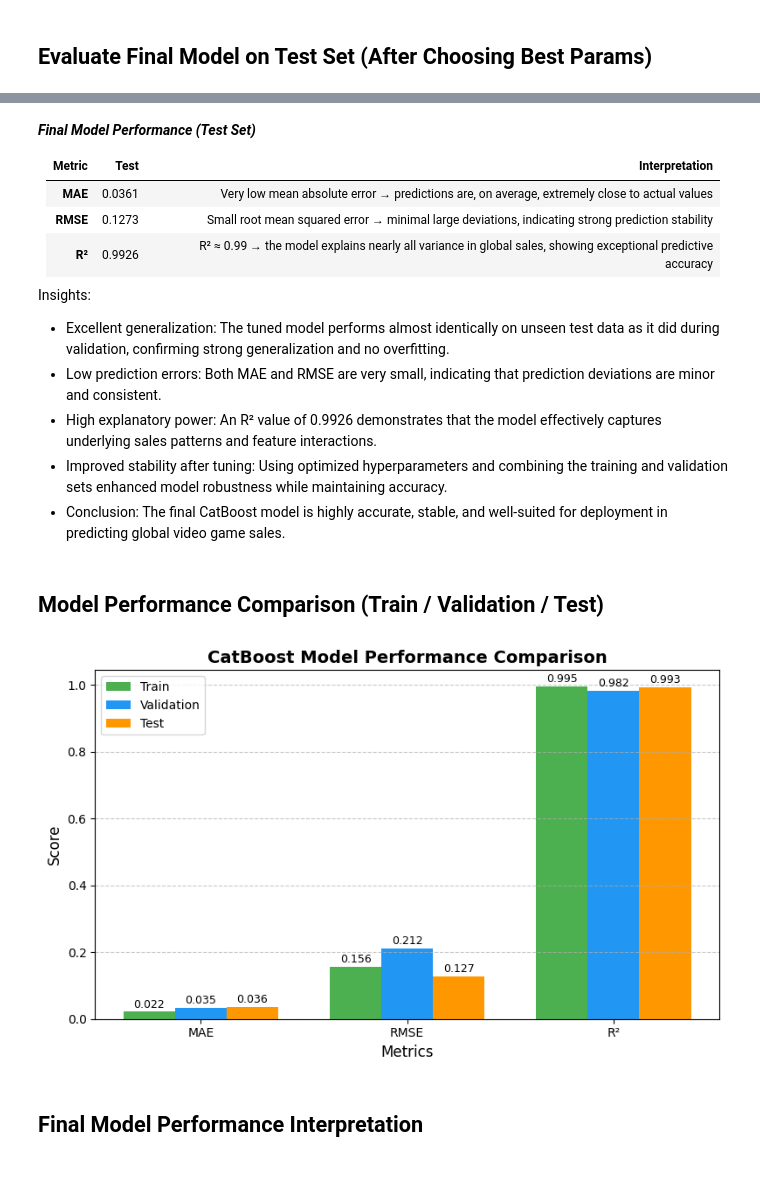
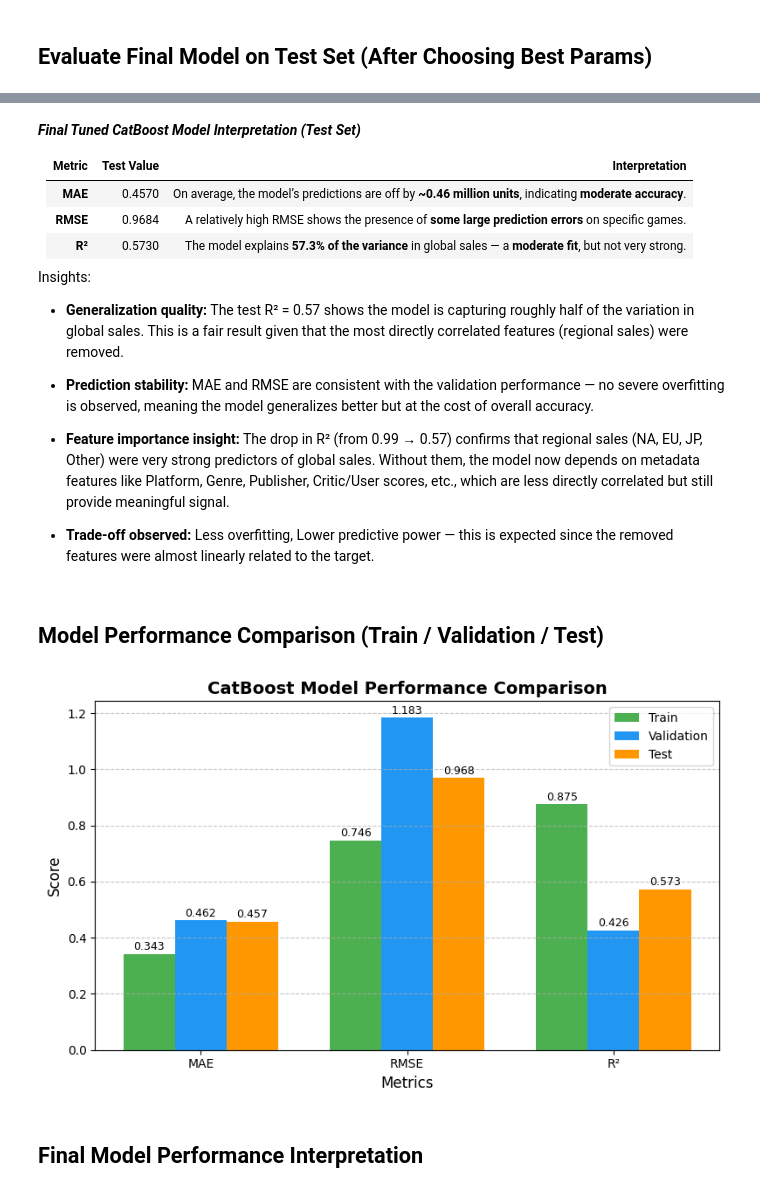
Before and after one commit to Aashi8810/ML_01_video_game_prediction, a Jupyter notebook: video_game_analysis/notebooks/fc110570_Belani/catboost_training.ipynb, the cells around one changed output, grey strips where cells are left out. Saved outputs shown, nothing was run; the diff lists cells and outputs as text; code cells hidden in the pictures.

Commit message:
Add updated CatBoost model and Streamlit app files

```diff
--- a/video_game_analysis/notebooks/fc110570_Belani/catboost_training.ipynb
+++ b/video_game_analysis/notebooks/fc110570_Belani/catboost_training.ipynb
@@ -192,8 +197,8 @@ Insights:
 # %%
 # Metrics
 metrics = ['MAE', 'MSE', 'RMSE', 'R²']
-train_scores = [0.0216, 0.0244, 0.1562, 0.9945]
-val_scores = [0.0345, 0.0450, 0.2121, 0.9816]
+train_scores = [0.3428, 0.5565, 0.7460, 0.8753]
+val_scores = [0.4616, 1.4006, 1.1835, 0.4263]
 
 # Bar positions
 x = np.arange(len(metrics))
@@ -313,28 +318,36 @@ R²   : 0.9926
 # %% [markdown]
-___Final Model Performance (Test Set)___
+___Final Tuned CatBoost Model Interpretation (Test Set)___
 
-| Metric   | Test   | Interpretation                                                                                              |
-| -------- | ------ | ----------------------------------------------------------------------------------------------------------- |
-| **MAE**  | 0.0361 | Very low mean absolute error → predictions are, on average, extremely close to actual values                |
-| **RMSE** | 0.1273 | Small root mean squared error → minimal large deviations, indicating strong prediction stability            |
-| **R²**   | 0.9926 | R² ≈ 0.99 → the model explains nearly all variance in global sales, showing exceptional predictive accuracy |
+| Metric   | Test Value | Interpretation                                                                                            |
+| :------- | :--------- | :-------------------------------------------------------------------------------------------------------- |
+| **MAE**  | 0.4570     | On average, the model’s predictions are off by **~0.46 million units**, indicating **moderate accuracy**. |
+| **RMSE** | 0.9684     | A relatively high RMSE shows the presence of **some large prediction errors** on specific games.          |
+| **R²**   | 0.5730     | The model explains **57.3% of the variance** in global sales — a **moderate fit**, but not very strong.   |
 
 
 Insights:
-- Excellent generalization: The tuned model performs almost identically on unseen test data as it did during validation, confirming strong generalization and no overfitting.
-- Low prediction errors: Both MAE and RMSE are very small, indicating that prediction deviations are minor and consistent.
-- High explanatory power: An R² value of 0.9926 demonstrates that the model effectively captures underlying sales patterns and feature interactions.
-- Improved stability after tuning: Using optimized hyperparameters and combining the training and validation sets enhanced model robustness while maintaining accuracy.
-- Conclusion: The final CatBoost model is highly accurate, stable, and well-suited for deployment in predicting global video game sales.
+
+- **Generalization quality:**
+The test R² = 0.57 shows the model is capturing roughly half of the variation in global sales. This is a fair result given that the most directly correlated features (regional sales) were removed.
+
+- **Prediction stability:**
+MAE and RMSE are consistent with the validation performance — no severe overfitting is observed, meaning the model generalizes better but at the cost of overall accuracy.
+
+- **Feature importance insight:**
+The drop in R² (from 0.99 → 0.57) confirms that regional sales (NA, EU, JP, Other) were very strong predictors of global sales. Without them, the model now depends on metadata features like Platform, Genre, Publisher, Critic/User scores, etc., which are less directly correlated but still provide meaningful signal.
+
+- **Trade-off observed:**
+ Less overfitting,
+ Lower predictive power — this is expected since the removed features were almost linearly related to the target.
 # %% [markdown]
 ## Model Performance Comparison (Train / Validation / Test)
 # %%
 # Performance Comparison Visualization (Train / Validation / Test)
 
 # Metrics
-train_metrics = {'MAE': 0.0216, 'RMSE': 0.1562, 'R²': 0.9945}
-val_metrics   = {'MAE': 0.0345, 'RMSE': 0.2121, 'R²': 0.9816}
-test_metrics  = {'MAE': 0.0361, 'RMSE': 0.1273, 'R²': 0.9926}
+train_metrics = {'MAE': 0.3428, 'RMSE': 0.7460, 'R²': 0.8753}
+val_metrics   = {'MAE': 0.4616, 'RMSE': 1.1835, 'R²': 0.4263}
+test_metrics  = {'MAE': 0.4570, 'RMSE': 0.9684, 'R²': 0.5730}
 
 # Prepare data
 metrics = list(train_metrics.keys())
@@ -349,34 +362,34 @@ width = 0.25
 plt.figure(figsize=(8, 5))
 bars1 = plt.bar(x - width, train_values, width, label='Train', color='#4caf50')
 bars2 = plt.bar(x, val_values, width, label='Validation', color='#2196f3')
 bars3 = plt.bar(x + width, test_values, width, label='Test', color='#ff9800')
 
 # Add value labels on top of each bar
 def add_labels(bars):
     for bar in bars:
         height = bar.get_height()
         plt.text(
             bar.get_x() + bar.get_width() / 2,  # x position (center of bar)
             height + 0.005,                     # y position slightly above bar
             f'{height:.3f}',                    # text (rounded to 3 decimals)
             ha='center', va='bottom', fontsize=9
         )
 
 add_labels(bars1)
 add_labels(bars2)
 add_labels(bars3)
 
 # Add labels and formatting
 plt.xlabel('Metrics', fontsize=12)
 plt.ylabel('Score', fontsize=12)
 plt.title('CatBoost Model Performance Comparison', fontsize=14, weight='bold')
 plt.xticks(x, metrics)
 plt.legend()
 plt.grid(axis='y', linestyle='--', alpha=0.7)
 plt.tight_layout()
 plt.show()
 # %% [output]
-[figure, old version]
+[figure, new version]
 # %% [markdown]
 ## Final Model Performance Interpretation
 # %% [markdown]
```
Also changed, not shown: parts of 7 cells of this notebook, 8 other files.
